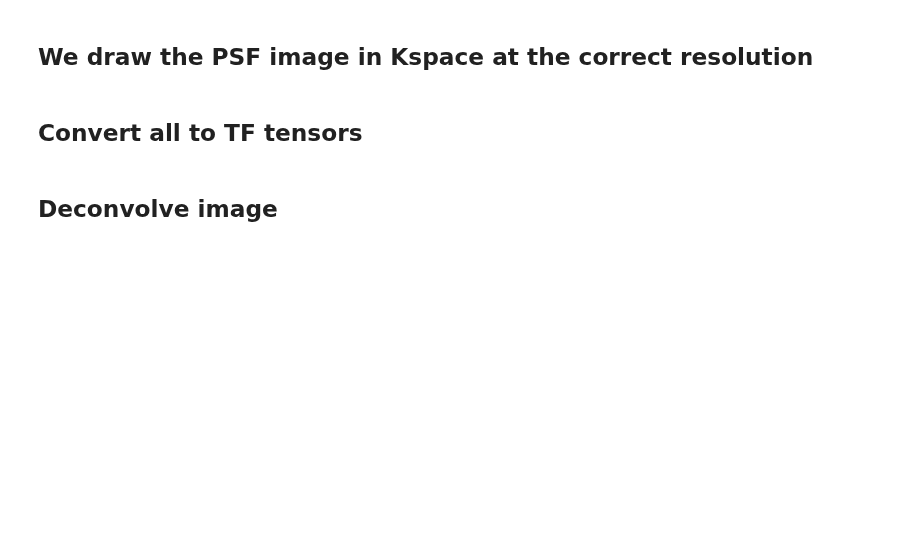
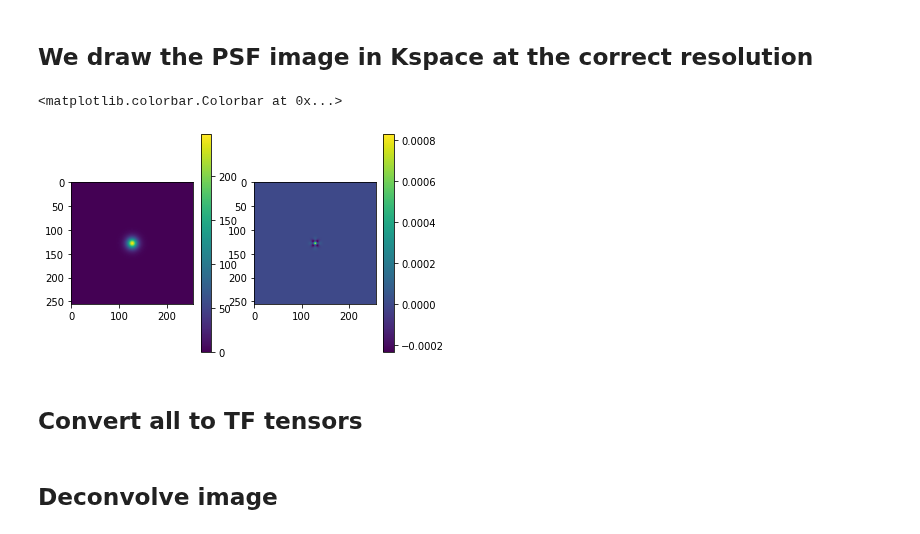
Before and after one commit to CosmoStat/autometacal, a Jupyter notebook: notebooks/reconvolve_shift_example.ipynb, the cells around one changed output. Drawn from its saved outputs; the diff is of its cells as text; code cells hidden in the pictures; blank space fills up the shorter version.

```diff
--- a/notebooks/reconvolve_shift_example.ipynb
+++ b/notebooks/reconvolve_shift_example.ipynb
@@ -89,0 +74,11 @@ imnos = nos.drawKImage(bounds=bounds,
+# %%
+# Compute inverse fourier transform of K-image
+rec = np.fft.fftshift(np.fft.ifft2(np.fft.fftshift(imgal.array)))
+# %%
+subplot(121)
+imshow(rec.real); colorbar()
+subplot(122)
+imshow(rec.real-obs_imag2.array); colorbar()
+# %% [output]
+<matplotlib.colorbar.Colorbar at 0x...>
+[figure, added]
```
Also changed, not shown: parts of 11 cells of this notebook.
